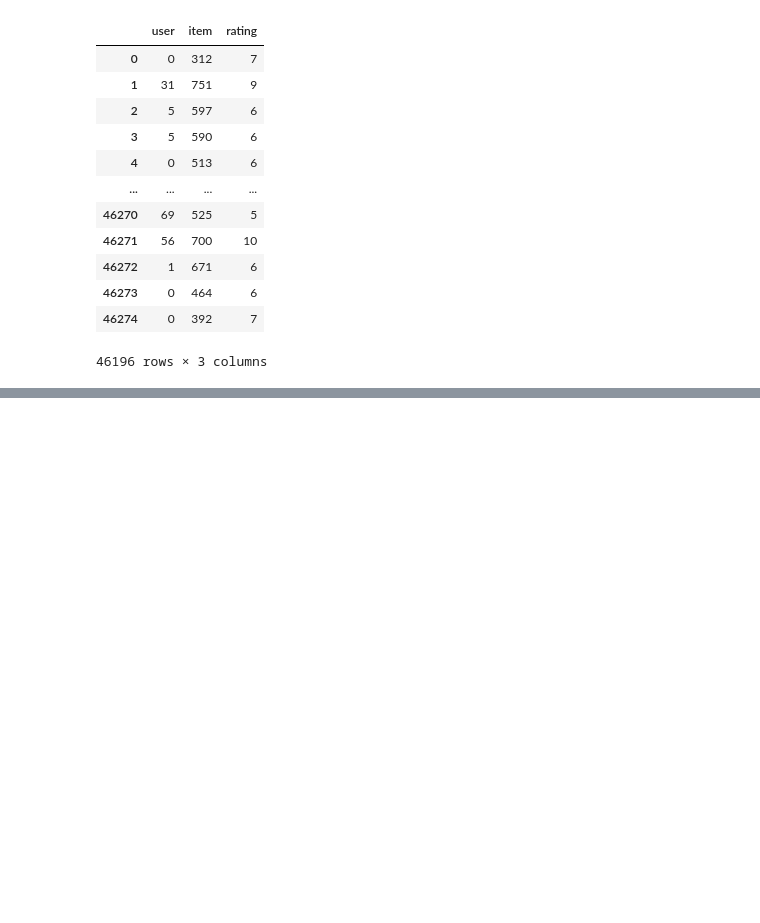
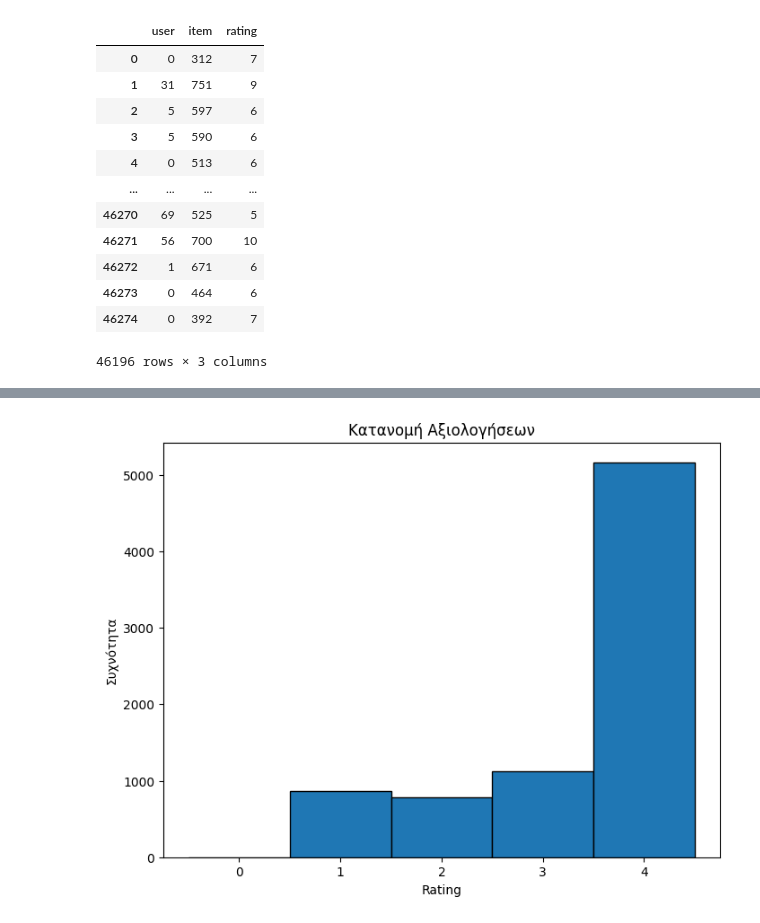
Before and after one commit to StavrosTZI/GenRec, a Jupyter notebook: data_clean.ipynb, the cells around one changed output, grey strips where cells are left out. Saved outputs shown, nothing was run; the diff lists cells and outputs as text; code cells hidden in the pictures; blank space fills up the shorter version.

Commit message:
graphs in data clean

```diff
--- a/data_clean.ipynb
+++ b/data_clean.ipynb
@@ -208,6 +211,7 @@ final_df
 46196 rows × 3 columns
 # %%
 #set the path for the final dataframe
+datafolder = "datafiles"
 final_df_path = os.path.join(datafolder,"final_df.pkl")
 #check if the file exists
 if os.path.exists(final_df_path):
@@ -218,0 +239,12 @@ else:
+# %%
+import matplotlib.pyplot as plt
+
+# Υποθέτουμε ότι έχουμε μια στήλη rating στο final_df
+plt.figure(figsize=(8, 6))
+plt.hist(final_df["rating"], bins=range(0, 6), edgecolor="black", align="left")
+plt.xlabel("Rating")
+plt.ylabel("Συχνότητα")
+plt.title("Κατανομή Αξιολογήσεων")
+plt.show()
+# %% [output]
+[figure, added]
```
Also changed, not shown: parts of 8 cells of this notebook.
